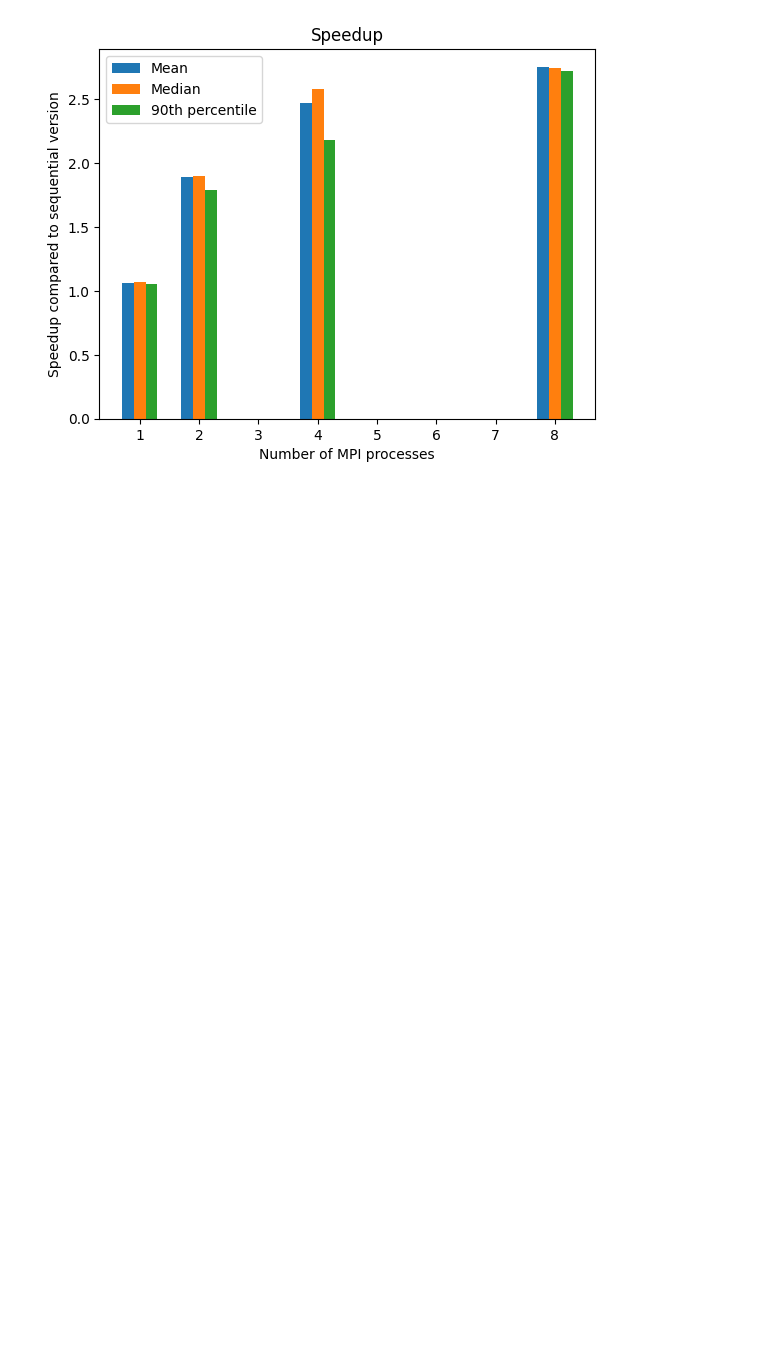
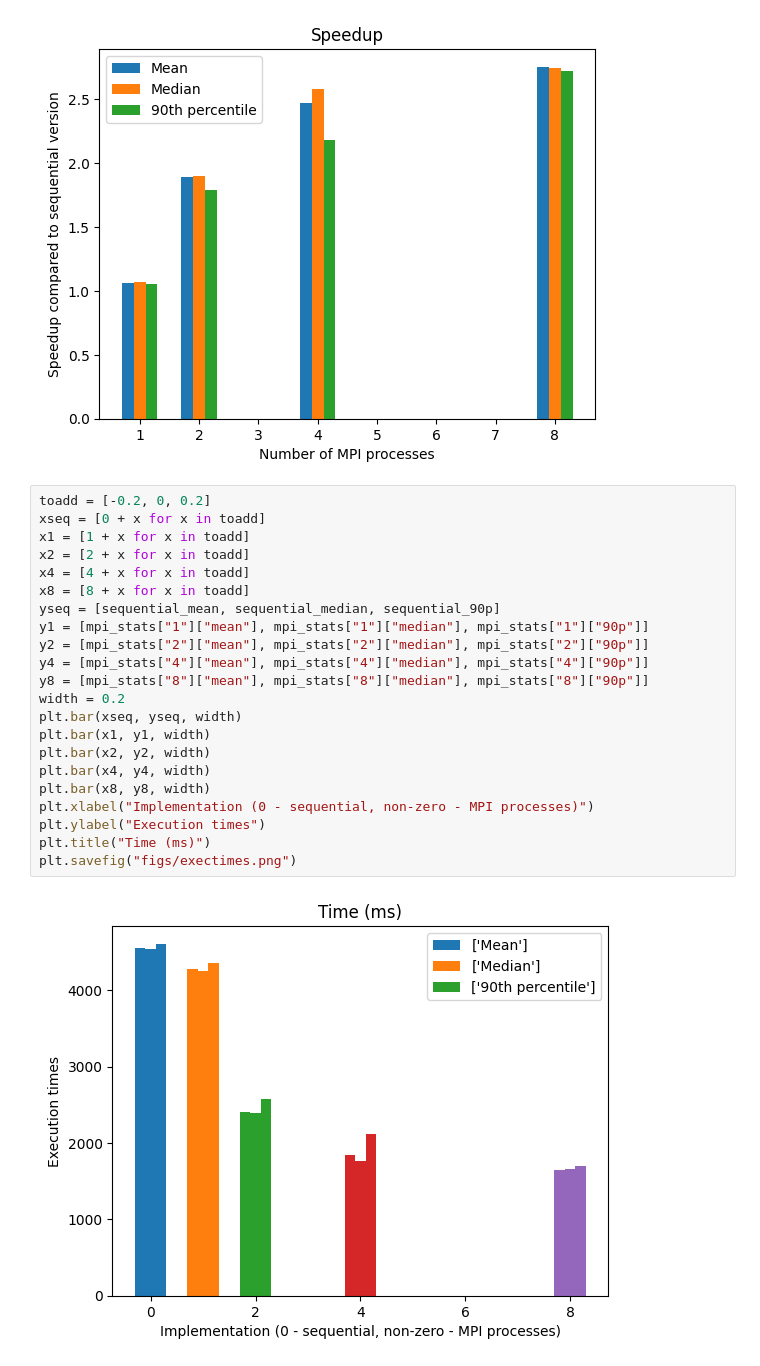
Before and after one commit to e-left/parallel_and_distributed_systems_assignment_02, a Jupyter notebook: aggregate.ipynb, the cells around one changed output. Drawn from its saved outputs; the diff is of its cells as text; blank space fills up the shorter version.

```diff
--- a/aggregate.ipynb
+++ b/aggregate.ipynb
@@ -69,3 +69,27 @@ plt.title("Speedup")
 plt.savefig("figs/speedup.png")
 # %% [output]
 [figure]
+# %%
+toadd = [-0.2, 0, 0.2]
+xseq = [0 + x for x in toadd]
+x1 = [1 + x for x in toadd]
+x2 = [2 + x for x in toadd]
+x4 = [4 + x for x in toadd]
+x8 = [8 + x for x in toadd]
+yseq = [sequential_mean, sequential_median, sequential_90p]
+y1 = [mpi_stats["1"]["mean"], mpi_stats["1"]["median"], mpi_stats["1"]["90p"]]
+y2 = [mpi_stats["2"]["mean"], mpi_stats["2"]["median"], mpi_stats["2"]["90p"]]
+y4 = [mpi_stats["4"]["mean"], mpi_stats["4"]["median"], mpi_stats["4"]["90p"]]
+y8 = [mpi_stats["8"]["mean"], mpi_stats["8"]["median"], mpi_stats["8"]["90p"]]
+width = 0.2
+plt.bar(xseq, yseq, width)
+plt.bar(x1, y1, width)
+plt.bar(x2, y2, width)
+plt.bar(x4, y4, width)
+plt.bar(x8, y8, width)
+plt.xlabel("Implementation (0 - sequential, non-zero - MPI processes)")
+plt.ylabel("Execution times")
+plt.title("Time (ms)")
+plt.savefig("figs/exectimes.png")
+# %% [output]
+[figure, added]
```
Also changed, not shown: 10 other files.
